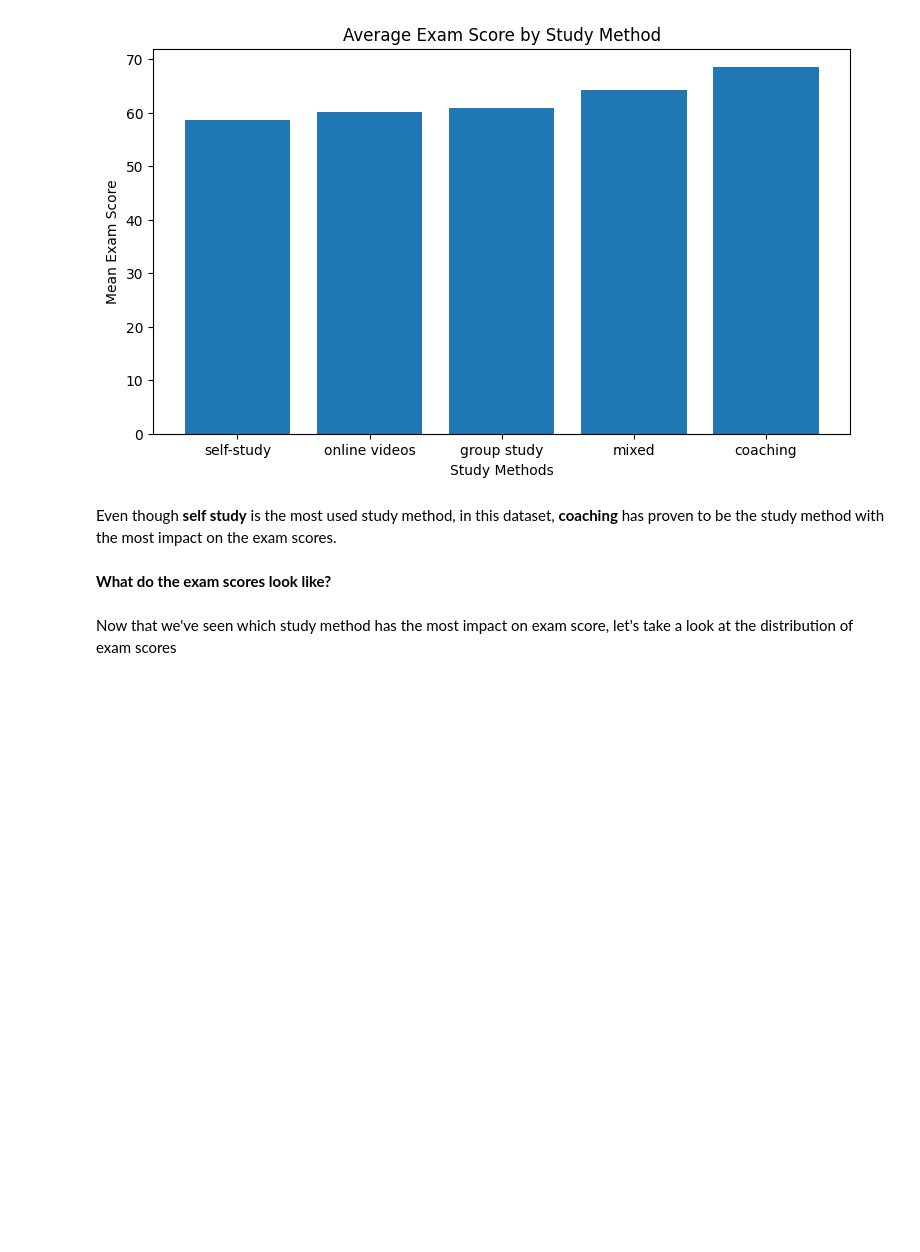
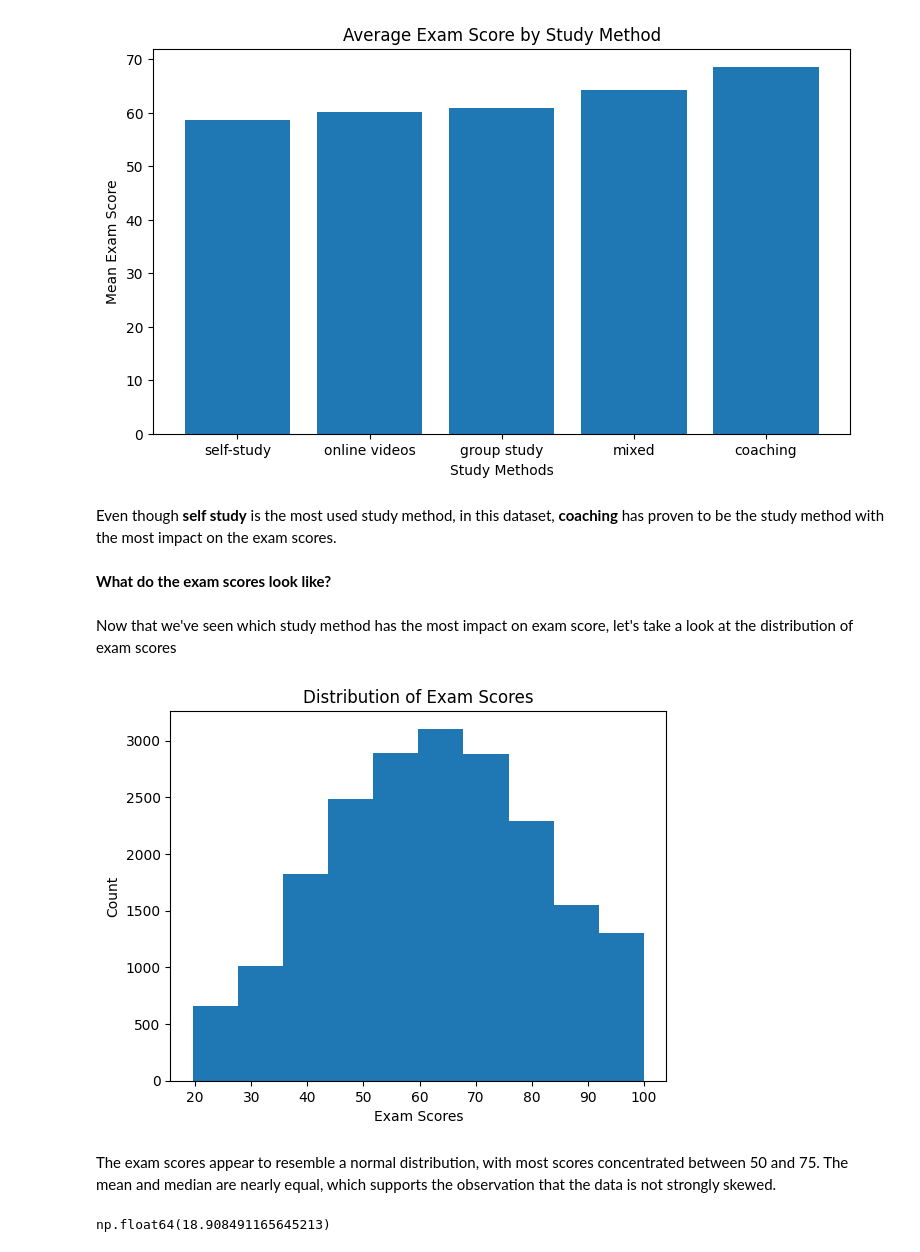
Before and after one commit to Bolajiiii/Data-Science-From-Scratch-Journey, a Jupyter notebook: chapter_5/01_describing_data.ipynb, the cells around one changed output. Cells and saved outputs as stored; diff of their text form; code cells hidden in the pictures; blank space fills up the shorter version.

Commit message:
Perform exam score analysis

```diff
--- a/chapter_5/01_describing_data.ipynb
+++ b/chapter_5/01_describing_data.ipynb
@@ -92,3 +93,18 @@ Even though **self study** is the most used study method, in this dataset, **coa
 **What do the exam scores look like?**
 # %% [markdown]
 Now that we've seen which study method has the most impact on exam score, let's take a look at the distribution of exam scores
+# %%
+plt.hist(df['exam_score'])
+# label axis
+plt.xlabel('Exam Scores')
+plt.ylabel('Count')
+plt.title('Distribution of Exam Scores')
+plt.show()
+# %% [output]
+[figure, added]
+# %% [markdown]
+The exam scores appear to resemble a normal distribution, with most scores concentrated between 50 and 75. The mean and median are nearly equal, which supports the observation that the data is not strongly skewed.
+# %%
+df['exam_score'].std()
+# %% [output]
+np.float64(18.908491165645213)
```
Also changed, not shown: parts of 1 cell of this notebook.
